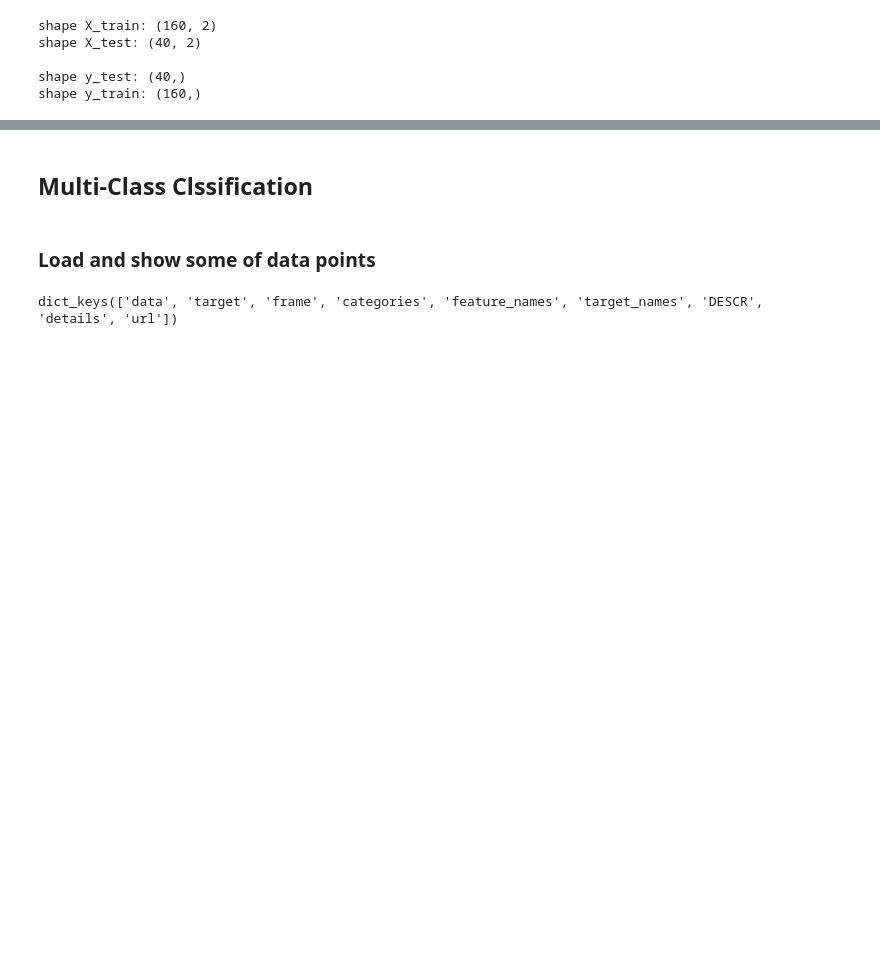
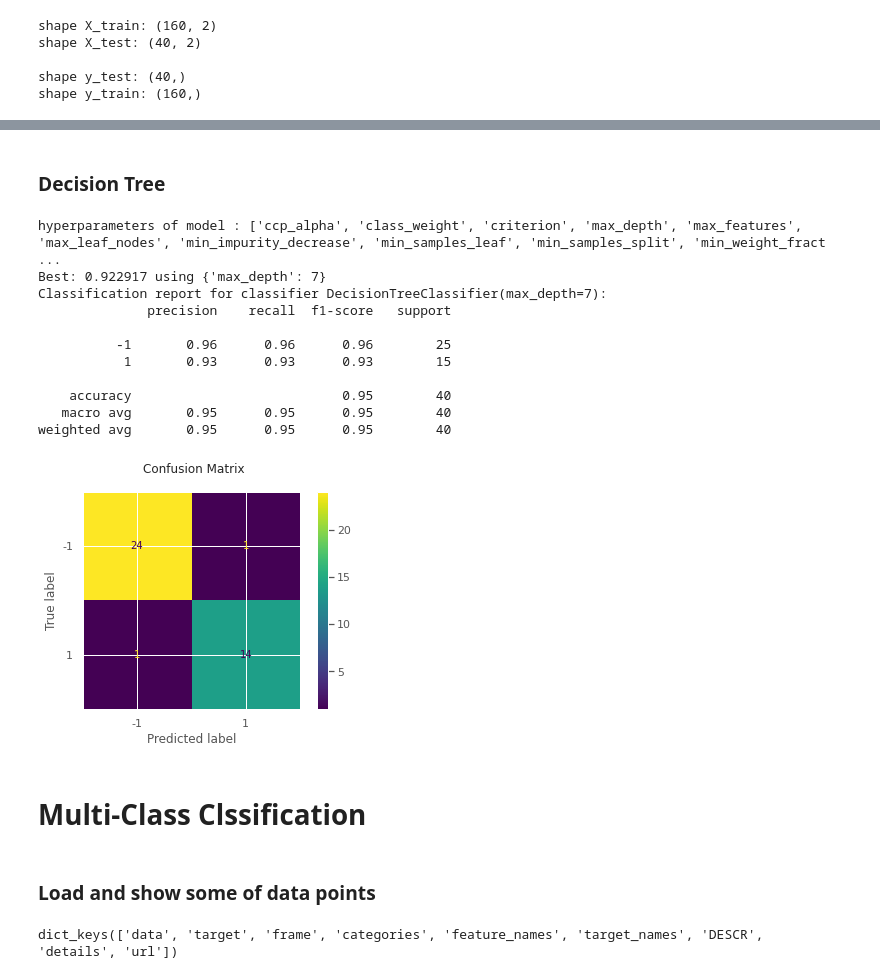
Before and after one commit to peyman886/applied-data-science-coursework, a Jupyter notebook: 3_Classification/Classification.ipynb, the cells around one changed output, grey strips where cells are left out. Cells and saved outputs as stored; diff of their text form; code cells hidden in the pictures; blank space fills up the shorter version.

```diff
--- a/3_Classification/Classification.ipynb
+++ b/3_Classification/Classification.ipynb
@@ -212,5 +159,27 @@ weighted avg       0.96      0.95      0.95        40
+# %% [markdown]
+### Decision Tree
+# %%
+DTree = DecisionTreeClassifier()
+param_grid = {
+    'max_depth': list(range(20))
+}
+best_DTree = tuning(DTree,param_grid)
+training(best_DTree)
+# %% [output]
+hyperparameters of model : ['ccp_alpha', 'class_weight', 'criterion', 'max_depth', 'max_features', 'max_leaf_nodes', 'min_impurity_decrease', 'min_samples_leaf', 'min_samples_split', 'min_weight_fract ...
+Best: 0.922917 using {'max_depth': 7}
+Classification report for classifier DecisionTreeClassifier(max_depth=7):
+              precision    recall  f1-score   support
+
+          -1       0.96      0.96      0.96        25
+           1       0.93      0.93      0.93        15
+
+    accuracy                           0.95        40
+   macro avg       0.95      0.95      0.95        40
+weighted avg       0.95      0.95      0.95        40
+[figure, added]
 # %% [markdown]
-## Multi-Class Clssification
+# Multi-Class Clssification
 # %% [markdown]
 ### Load and show some of data points
 # %%
```
Also changed, not shown: parts of 18 cells of this notebook.
